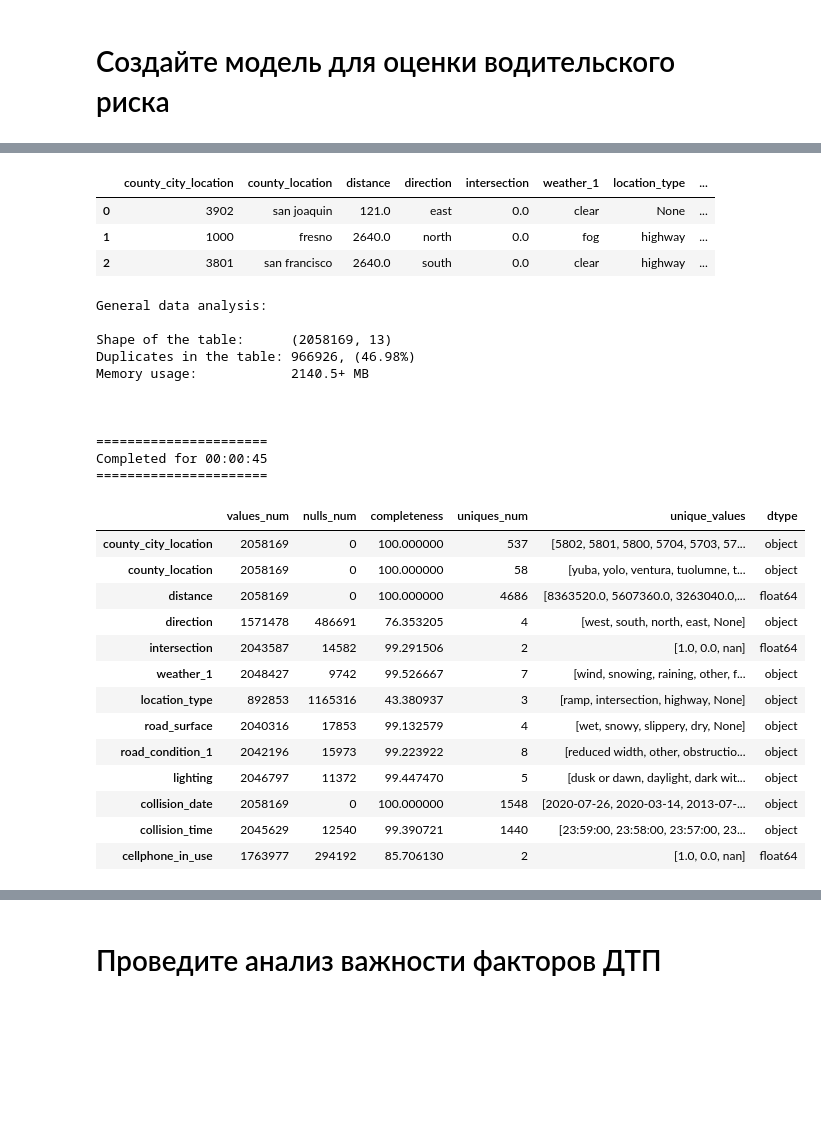
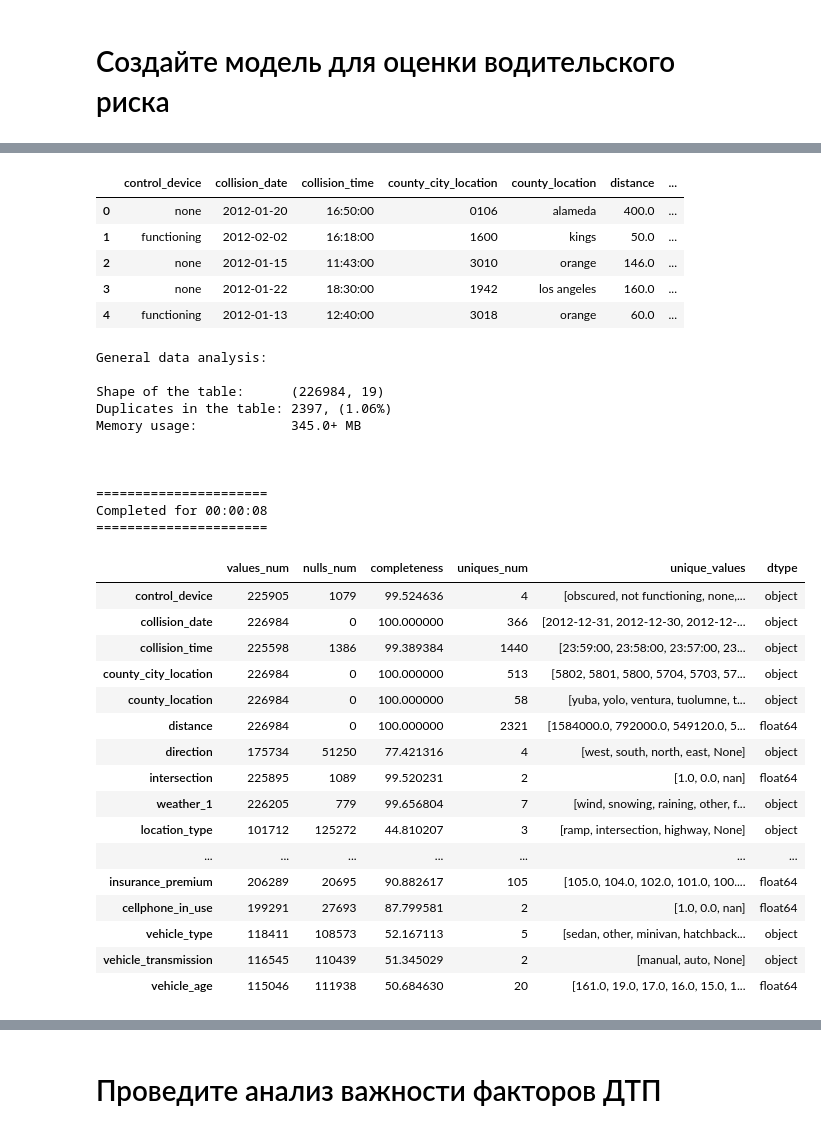
Before and after one commit to AdamCage/road-accident-risk-assessment, a Jupyter notebook: ssss.ipynb, the cells around one changed output, grey strips where cells are left out. Saved outputs shown, nothing was run; the diff lists cells and outputs as text; code cells hidden in the pictures; blank space fills up the shorter version.

```diff
--- a/ssss.ipynb
+++ b/ssss.ipynb
@@ -358,12 +364,15 @@ ENGINE = create_engine(
     CONNECTION_STR + "?options=--transaction-mode=autocommits?slmode=disable",
     isolation_level=None)
 
+DATE_FLAG = "BETWEEN '2012.01.01' AND '2012.12.31'"
+COLLISION_TYPE_FLAG = "NOT LIKE 'scratch'"
+VEHICLE_TYPE_FLAG = "LIKE 'car'"
 
 RANDOM_STATE = 42
-TEST_SIZE = 0.25
+TEST_SIZE = 0.2
 
-# SCALER = MinMaxScaler()
-# OHE = OneHotEncoder(drop='first')
+SCALER = MinMaxScaler()
+OHE = OneHotEncoder(drop='first')
 
 
 sns.set_theme(style="white")
@@ -900,7 +1374,7 @@ parties_ls = ["party_number", "party_sobriety", "party_drug_physical"]
 
 
 # Dataset flags
-collisions_flags = ["collision_damage"]
+collisions_flags = ["collision_date", "collision_damage"]
 parties_flags = ["party_type"]
 
 
@@ -913,33 +1387,26 @@ collisions_features = [
 ]
 parties_features = ["at_fault", "insurance_premium", "cellphone_in_use"]
 vehicles_features = ["vehicle_type", "vehicle_transmission", "vehicle_age"]
-
-
-# Potential features suspected of data leakage
-collisions_pl = [
-    "county_city_location", "county_location", "distance", "direction",
-    "intersection", "weather_1", "location_type", "road_surface",
-    "road_condition_1", "lighting", "collision_date", "collision_time"
-]
-parties_pl = ["cellphone_in_use"]
 # %%
 dds = sql_query(
     f"""
     SELECT
-        {", ".join("c." + el for el in collisions_pl)},
-        {", ".join("p." + el for el in parties_pl)}
+        {", ".join("c." + el for el in collisions_features)},
+        {", ".join("p." + el for el in parties_features)},
+        {", ".join("v." + el for el in vehicles_features)}
     FROM
         parties AS p
         LEFT JOIN collisions AS c ON p.case_id = c.case_id
         LEFT JOIN vehicles AS v ON p.case_id = v.case_id
     WHERE
-        {"c." + collisions_flags[0]} NOT LIKE 'scratch'
-        AND {"p." + parties_flags[0]} LIKE 'car'
+        {"c." + collisions_flags[0]}::DATE {DATE_FLAG}
+        AND {"c." + collisions_flags[1]} {COLLISION_TYPE_FLAG}
+        AND {"p." + parties_flags[0]} {VEHICLE_TYPE_FLAG};
     """
 )
 
 print("Dataset sketch sample:")
-display(dds.head(3))
+display(dds.head())
 print()
 df_quik_view(dds)
 # %% [output]
@@ -947,33 +1414,38 @@ Query completed for 00:02:06
 ============================
 
 
 Dataset sketch sample:
-|  | county_city_location | county_location | distance | direction | intersection | weather_1 | location_type | ... |
-| 0 | 3902 | san joaquin | 121.0 | east | 0.0 | clear | None | ... |
-| 1 | 1000 | fresno | 2640.0 | north | 0.0 | fog | highway | ... |
-| 2 | 3801 | san francisco | 2640.0 | south | 0.0 | clear | highway | ... |
+|  | control_device | collision_date | collision_time | county_city_location | county_location | distance | ... |
+| 0 | none | 2012-01-20 | 16:50:00 | 0106 | alameda | 400.0 | ... |
+| 1 | functioning | 2012-02-02 | 16:18:00 | 1600 | kings | 50.0 | ... |
+| 2 | none | 2012-01-15 | 11:43:00 | 3010 | orange | 146.0 | ... |
+| 3 | none | 2012-01-22 | 18:30:00 | 1942 | los angeles | 160.0 | ... |
+| 4 | functioning | 2012-01-13 | 12:40:00 | 3018 | orange | 60.0 | ... |
 General data analysis:
 
-Shape of the table:      (2058169, 13)
-Duplicates in the table: 966926, (46.98%)
-Memory usage:            2140.5+ MB
+Shape of the table:      (226984, 19)
+Duplicates in the table: 2397, (1.06%)
+Memory usage:            345.0+ MB
 
 
 
 ======================
-Completed for 00:00:45
+Completed for 00:00:08
 ======================
 |  | values_num | nulls_num | completeness | uniques_num | unique_values | dtype |
-| county_city_location | 2058169 | 0 | 100.000000 | 537 | [5802, 5801, 5800, 5704, 5703, 57... | object |
-| county_location | 2058169 | 0 | 100.000000 | 58 | [yuba, yolo, ventura, tuolumne, t... | object |
-| distance | 2058169 | 0 | 100.000000 | 4686 | [8363520.0, 5607360.0, 3263040.0,... | float64 |
-| direction | 1571478 | 486691 | 76.353205 | 4 | [west, south, north, east, None] | object |
-| intersection | 2043587 | 14582 | 99.291506 | 2 | [1.0, 0.0, nan] | float64 |
-| weather_1 | 2048427 | 9742 | 99.526667 | 7 | [wind, snowing, raining, other, f... | object |
-| location_type | 892853 | 1165316 | 43.380937 | 3 | [ramp, intersection, highway, None] | object |
-| road_surface | 2040316 | 17853 | 99.132579 | 4 | [wet, snowy, slippery, dry, None] | object |
-| road_condition_1 | 2042196 | 15973 | 99.223922 | 8 | [reduced width, other, obstructio... | object |
-| lighting | 2046797 | 11372 | 99.447470 | 5 | [dusk or dawn, daylight, dark wit... | object |
-| collision_date | 2058169 | 0 | 100.000000 | 1548 | [2020-07-26, 2020-03-14, 2013-07-... | object |
-| collision_time | 2045629 | 12540 | 99.390721 | 1440 | [23:59:00, 23:58:00, 23:57:00, 23... | object |
-| cellphone_in_use | 1763977 | 294192 | 85.706130 | 2 | [1.0, 0.0, nan] | float64 |
+| control_device | 225905 | 1079 | 99.524636 | 4 | [obscured, not functioning, none,... | object |
+| collision_date | 226984 | 0 | 100.000000 | 366 | [2012-12-31, 2012-12-30, 2012-12-... | object |
+| collision_time | 225598 | 1386 | 99.389384 | 1440 | [23:59:00, 23:58:00, 23:57:00, 23... | object |
+| county_city_location | 226984 | 0 | 100.000000 | 513 | [5802, 5801, 5800, 5704, 5703, 57... | object |
+| county_location | 226984 | 0 | 100.000000 | 58 | [yuba, yolo, ventura, tuolumne, t... | object |
+| distance | 226984 | 0 | 100.000000 | 2321 | [1584000.0, 792000.0, 549120.0, 5... | float64 |
+| direction | 175734 | 51250 | 77.421316 | 4 | [west, south, north, east, None] | object |
+| intersection | 225895 | 1089 | 99.520231 | 2 | [1.0, 0.0, nan] | float64 |
+| weather_1 | 226205 | 779 | 99.656804 | 7 | [wind, snowing, raining, other, f... | object |
+| location_type | 101712 | 125272 | 44.810207 | 3 | [ramp, intersection, highway, None] | object |
+| ... | ... | ... | ... | ... | ... | ... |
+| insurance_premium | 206289 | 20695 | 90.882617 | 105 | [105.0, 104.0, 102.0, 101.0, 100.... | float64 |
+| cellphone_in_use | 199291 | 27693 | 87.799581 | 2 | [1.0, 0.0, nan] | float64 |
+| vehicle_type | 118411 | 108573 | 52.167113 | 5 | [sedan, other, minivan, hatchback... | object |
+| vehicle_transmission | 116545 | 110439 | 51.345029 | 2 | [manual, auto, None] | object |
+| vehicle_age | 115046 | 111938 | 50.684630 | 20 | [161.0, 19.0, 17.0, 16.0, 15.0, 1... | float64 |
```
Also changed, not shown: parts of 76 cells of this notebook, 6 other files.
